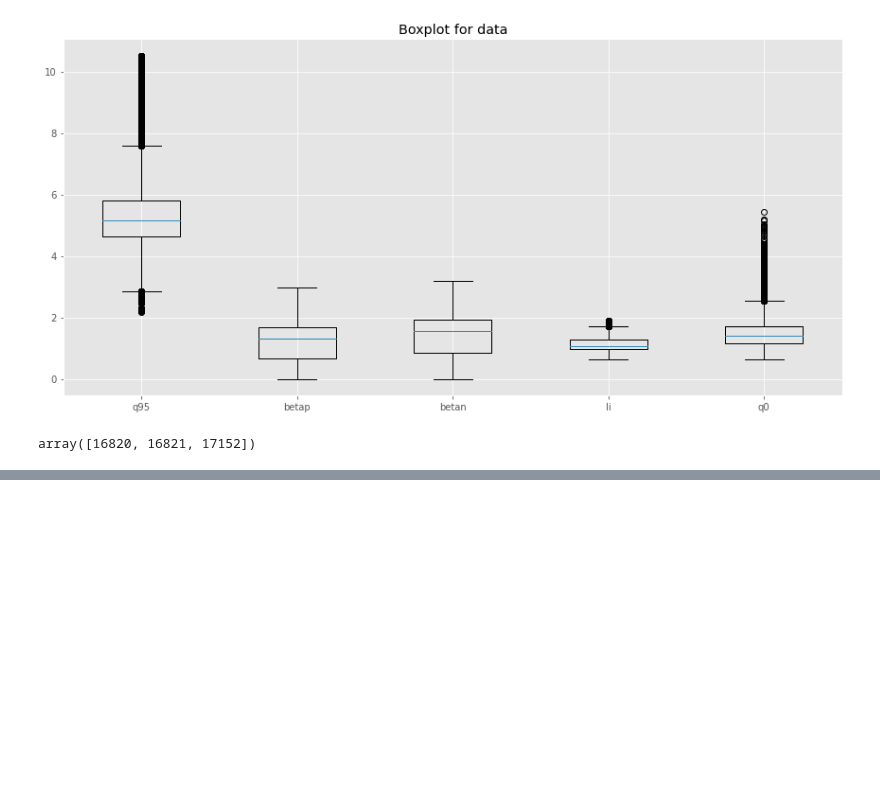
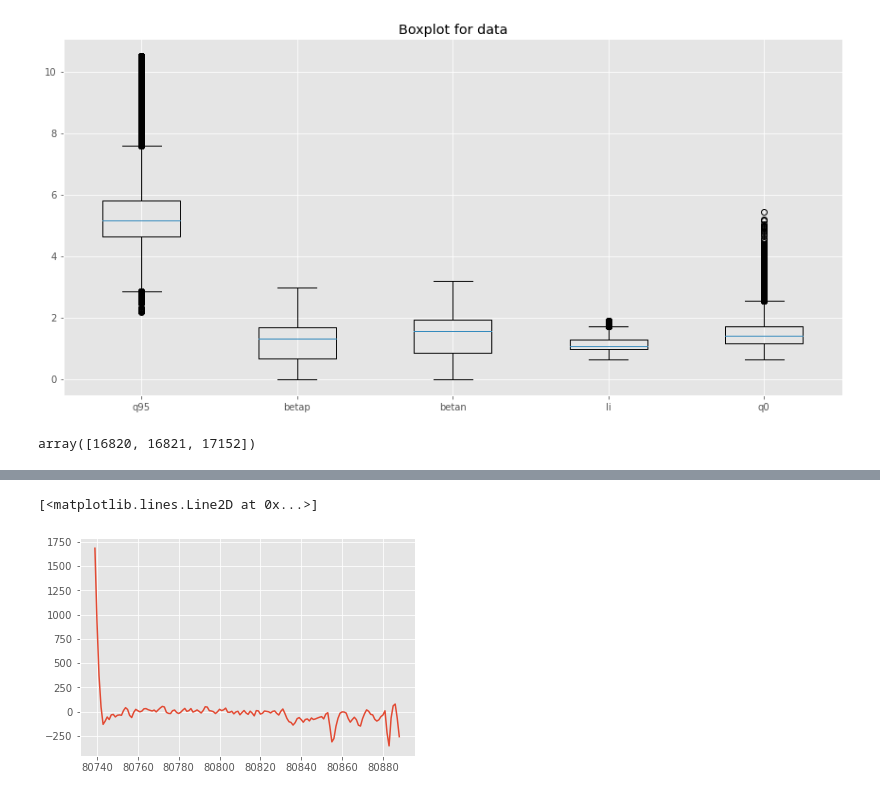
Before and after one commit to ZINZINBIN/Tokamak-Plasma-Operation-Control-based-on-RL, a Jupyter notebook: EDA.ipynb, the cells around one changed output, grey strips where cells are left out. Drawn from its saved outputs; the diff is of its cells as text; code cells hidden in the pictures; blank space fills up the shorter version.

```diff
--- a/EDA.ipynb
+++ b/EDA.ipynb
@@ -974,0 +988,5 @@ array([16820, 16821, 17152])
+# %%
+plt.plot(df_extend[df_extend.shot == 21747][cols_control].diff().dropna(axis = 0)['\\RC02'])
+# %% [output]
+[<matplotlib.lines.Line2D at 0x...>]
+[figure, added]
```
Also changed, not shown: parts of 3 cells of this notebook, 26 other files.
